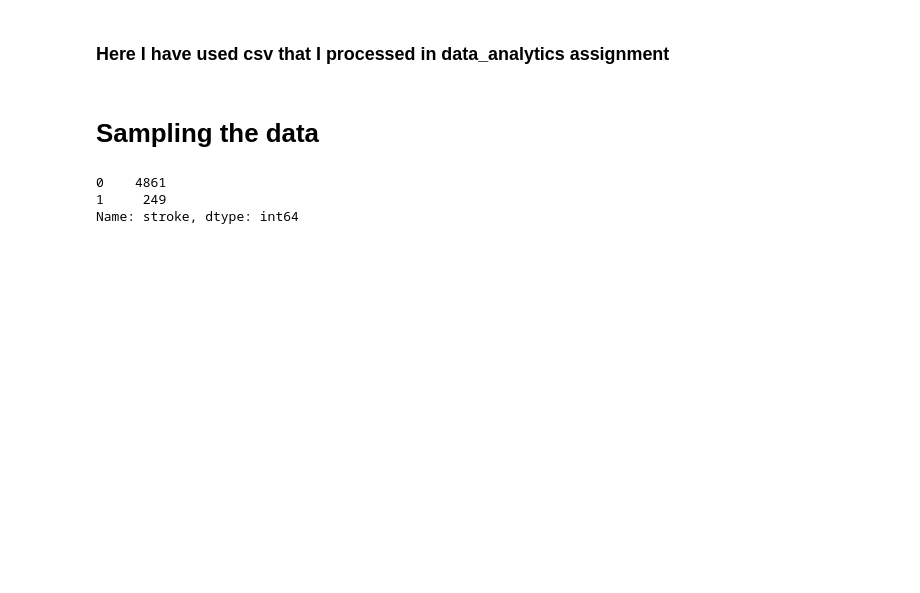
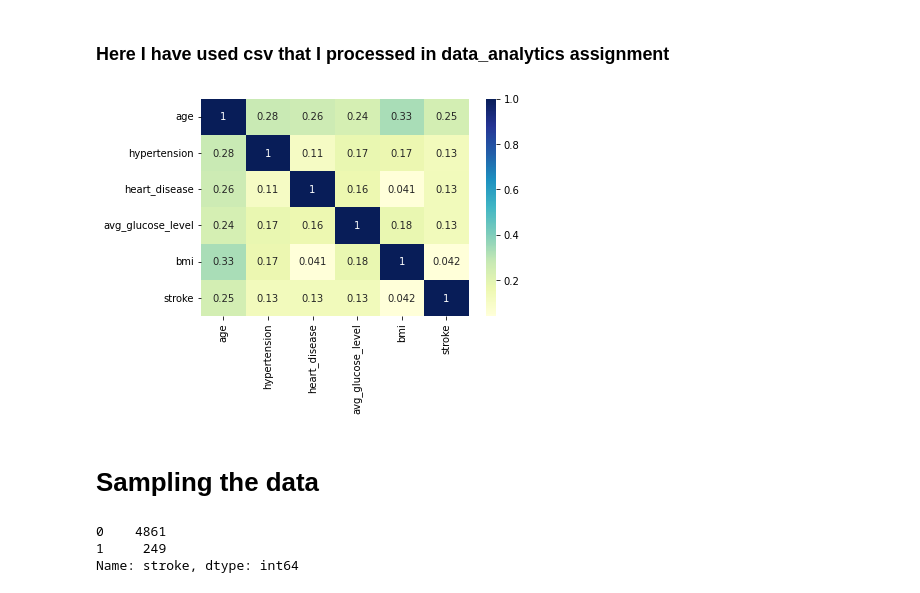
Before and after one commit to Saurabh-Nehe/Data-Science-Activity, a Jupyter notebook: machine_Learning/Model.ipynb, the cells around one changed output. Saved outputs shown, nothing was run; the diff lists cells and outputs as text; code cells hidden in the pictures; blank space fills up the shorter version.

```diff
--- a/machine_Learning/Model.ipynb
+++ b/machine_Learning/Model.ipynb
@@ -20,6 +20,17 @@ import pickle
 ###  Here I have used csv that I processed in data_analytics assignment
 # %%
 df = pd.read_csv("Updated_health.csv")
+# %%
+df1 = pd.read_csv('healthcare-dataset-stroke-data.csv')
+# %%
+df1.drop(columns=['id'],inplace=True)
+# %%
+# plotting correlation heatmap
+dataplot = sb.heatmap(df1.corr(), cmap="YlGnBu", annot=True)
+
+mp.show()
+# %% [output]
+[figure, added]
 # %% [markdown]
 # Sampling the data
 # %%
```
Also changed, not shown: parts of 16 cells of this notebook, 4 other files.
